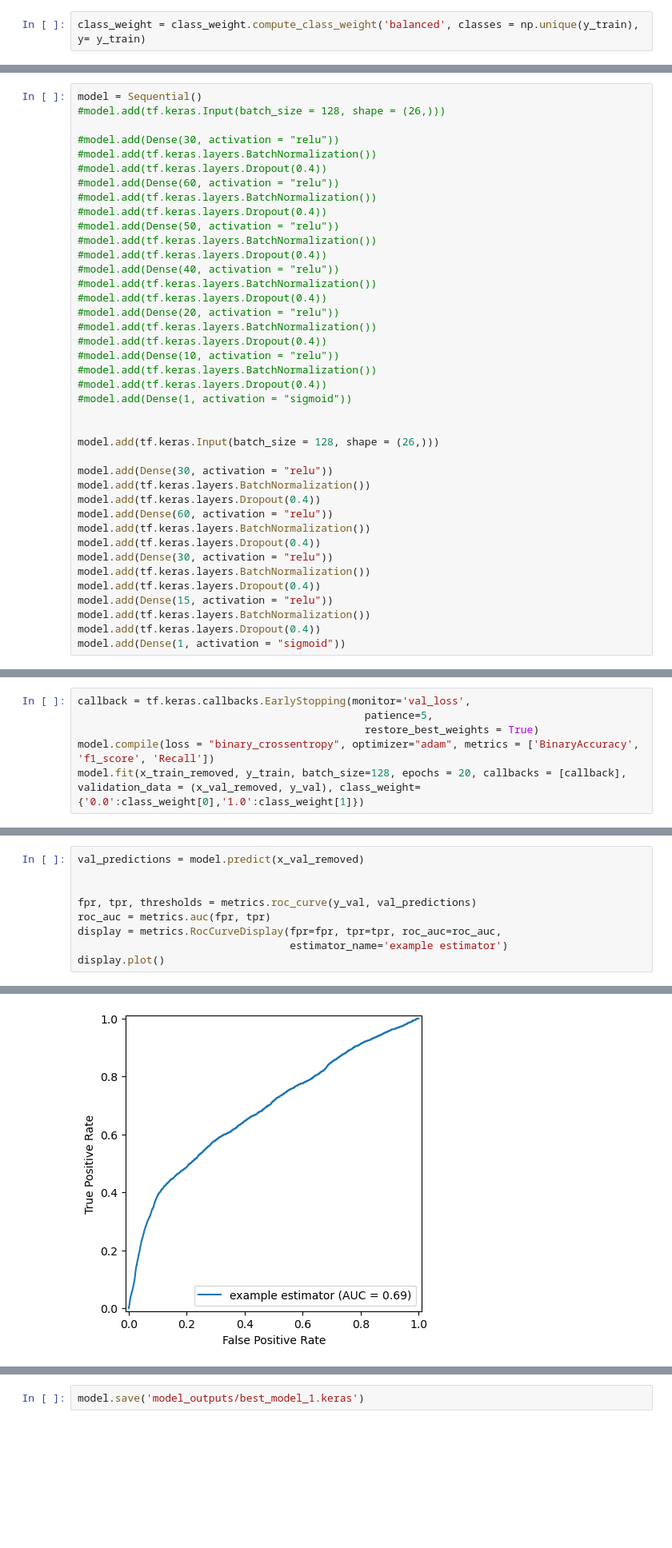
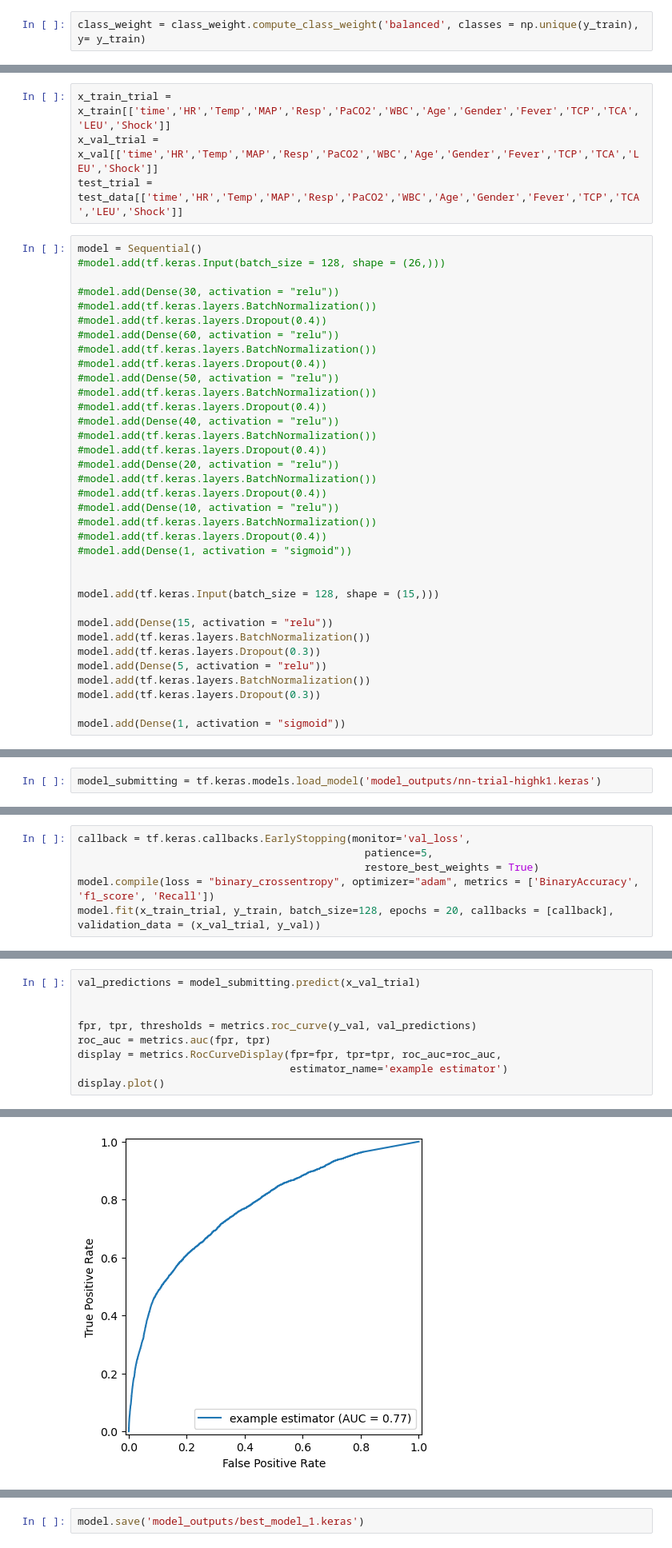
Before and after one commit to alanklin/BC-Fall2024-CaseCompetition-Team2, a Jupyter notebook: Code/neural_network.ipynb, the cells around one changed output, grey strips where cells are left out. Shown at 80% size. Saved outputs shown, nothing was run; the diff lists cells and outputs as text; blank space fills up the shorter version.

Commit message:
removed old models, some changes

```diff
--- a/Code/neural_network.ipynb
+++ b/Code/neural_network.ipynb
@@ -72,3 +104,7 @@ class_weight = class_weight.compute_class_weight('balanced', classes = np.unique
+# %%
+x_train_trial = x_train[['time','HR','Temp','MAP','Resp','PaCO2','WBC','Age','Gender','Fever','TCP','TCA','LEU','Shock']]
+x_val_trial = x_val[['time','HR','Temp','MAP','Resp','PaCO2','WBC','Age','Gender','Fever','TCP','TCA','LEU','Shock']]
+test_trial = test_data[['time','HR','Temp','MAP','Resp','PaCO2','WBC','Age','Gender','Fever','TCP','TCA','LEU','Shock']]
 # %%
 model = Sequential()
 #model.add(tf.keras.Input(batch_size = 128, shape = (26,)))
@@ -94,18 +130,13 @@ model = Sequential()
 #model.add(Dense(1, activation = "sigmoid"))
 
 
-model.add(tf.keras.Input(batch_size = 128, shape = (26,)))
+model.add(tf.keras.Input(batch_size = 128, shape = (15,)))
 
-model.add(Dense(30, activation = "relu"))
-model.add(tf.keras.layers.BatchNormalization())
-model.add(tf.keras.layers.Dropout(0.4))
-model.add(Dense(60, activation = "relu"))
-model.add(tf.keras.layers.BatchNormalization())
-model.add(tf.keras.layers.Dropout(0.4))
-model.add(Dense(30, activation = "relu"))
-model.add(tf.keras.layers.BatchNormalization())
-model.add(tf.keras.layers.Dropout(0.4))
 model.add(Dense(15, activation = "relu"))
 model.add(tf.keras.layers.BatchNormalization())
-model.add(tf.keras.layers.Dropout(0.4))
+model.add(tf.keras.layers.Dropout(0.3))
+model.add(Dense(5, activation = "relu"))
+model.add(tf.keras.layers.BatchNormalization())
+model.add(tf.keras.layers.Dropout(0.3))
+
 model.add(Dense(1, activation = "sigmoid"))
@@ -131,3 +143,5 @@ Index(['time', 'HR', 'O2Sat', 'Temp', 'MAP', 'Resp', 'BaseExcess', 'FiO2',
+# %%
+model_submitting = tf.keras.models.load_model('model_outputs/nn-trial-highk1.keras')
 # %%
 model.summary()
 # %% [output]
@@ -157,6 +171,6 @@ callback = tf.keras.callbacks.EarlyStopping(monitor='val_loss',
                                               patience=5,
                                               restore_best_weights = True)
 model.compile(loss = "binary_crossentropy", optimizer="adam", metrics = ['BinaryAccuracy', 'f1_score', 'Recall'])
-model.fit(x_train_removed, y_train, batch_size=128, epochs = 20, callbacks = [callback], validation_data = (x_val_removed, y_val), class_weight= {'0.0':class_weight[0],'1.0':class_weight[1]})
+model.fit(x_train_trial, y_train, batch_size=128, epochs = 20, callbacks = [callback], validation_data = (x_val_trial, y_val))
 # %% [output]
 Epoch 1/20
@@ -264,16 +290,16 @@ TypeError: cannot convert the series to <class 'int'>
 # %%
-val_predictions = model.predict(x_val_removed)
+val_predictions = model_submitting.predict(x_val_trial)
 
 
 fpr, tpr, thresholds = metrics.roc_curve(y_val, val_predictions)
 roc_auc = metrics.auc(fpr, tpr)
 display = metrics.RocCurveDisplay(fpr=fpr, tpr=tpr, roc_auc=roc_auc,
                                   estimator_name='example estimator')
 display.plot()
 # %% [output]
 6819/6819 ━━━━━━━━━━━━━━━━━━━━ 15s 2ms/step
 <sklearn.metrics._plot.roc_curve.RocCurveDisplay at 0x...>
-[figure, old version]
+[figure, new version]
 # %%
 thresh = np.arange(0,1,0.01)
 
```
Also changed, not shown: parts of 25 cells of this notebook, 7 other files.
